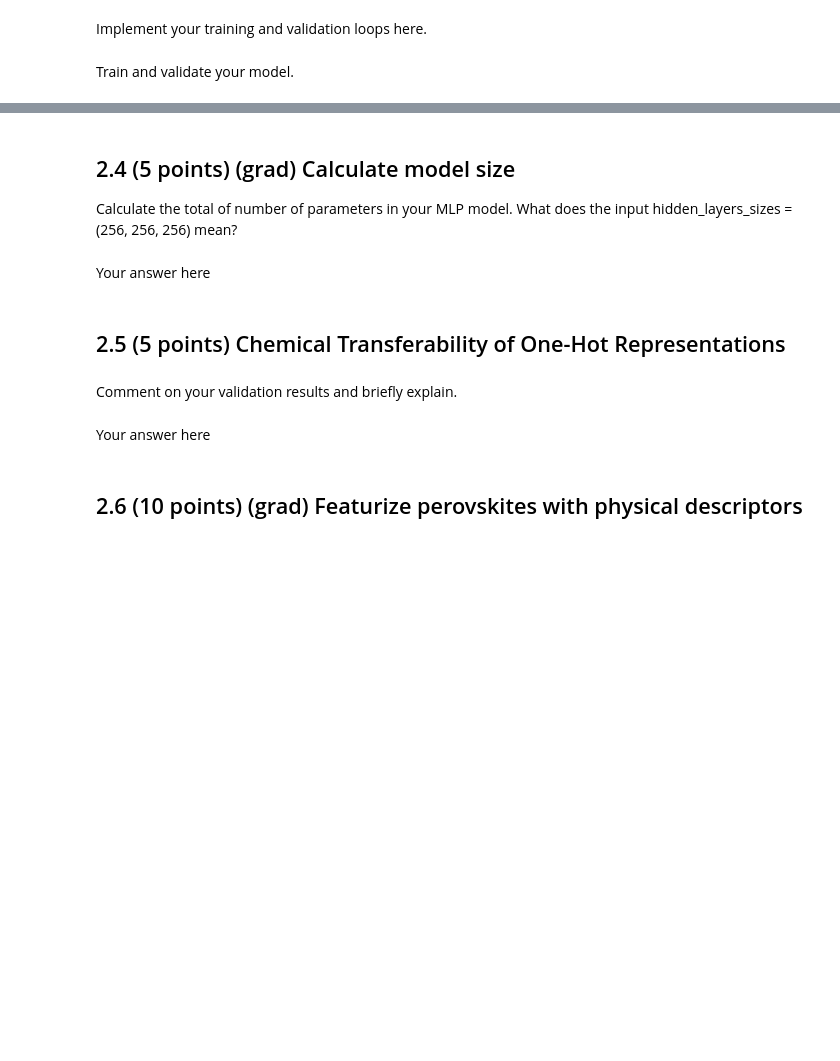
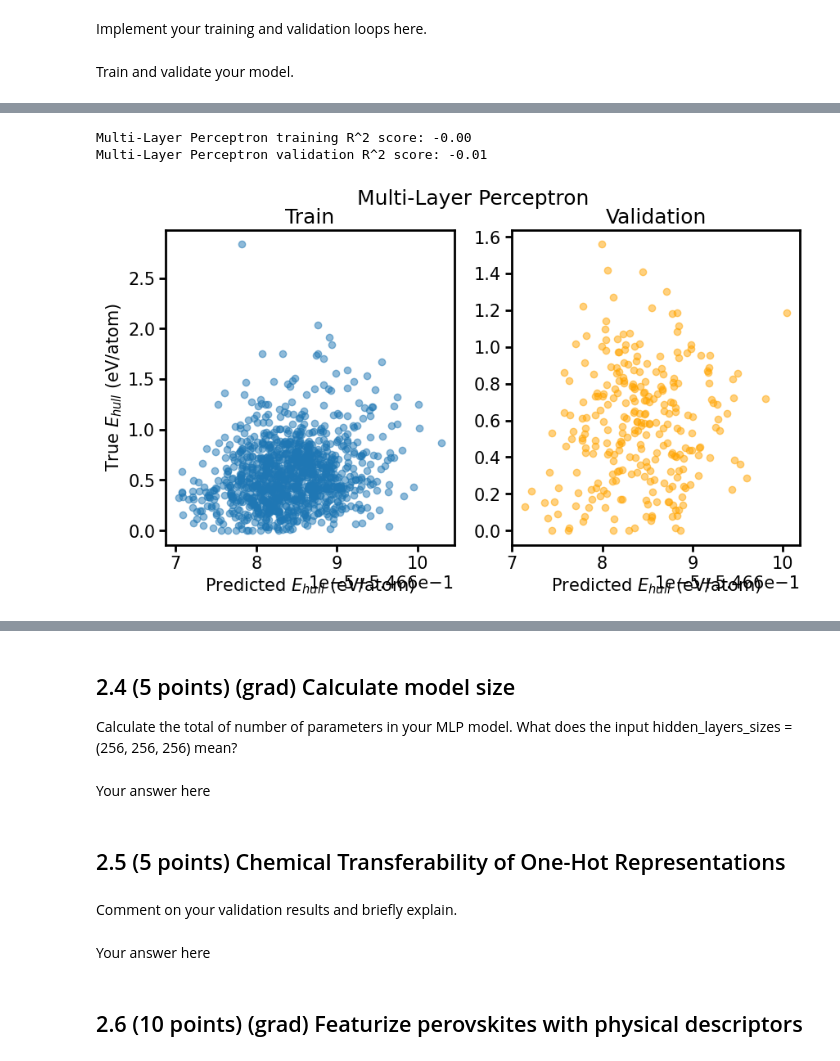
Before and after one commit to quothbonney/APAH-notes, a Jupyter notebook: psets/ps1-nonbio/pset1_template.ipynb, the cells around one changed output, grey strips where cells are left out. Drawn from its saved outputs; the diff is of its cells as text; code cells hidden in the pictures; blank space fills up the shorter version.

```diff
--- a/psets/ps1-nonbio/pset1_template.ipynb
+++ b/psets/ps1-nonbio/pset1_template.ipynb
@@ -476,6 +476,9 @@ For this second task, we will utilize perovskite data to predict their $E_{hull}
 
 Generate the X matrix and y vector from processing `perov_train` and `perov_test` appropriately (do not run any inference on `perov_test` until Part 2.5, but it's helpful to process it the same way here for consistency). Hint: Note that the one-hot encoding we perform should still give us a 2D matrix of `n_samples` x `n_features`, but now `n_features` will be different from the number of features originally.
 # %%
+
+from sklearn.preprocessing import LabelBinarizer
+
 perov_train = pd.read_csv("perov_train.csv") # read train
 perov_test = pd.read_csv("perov_val.csv") # read test
 all_elements = np.load('./elements.npy', allow_pickle=True) # Read all elements
@@ -484,7 +487,17 @@ all_elements = np.load('./elements.npy', allow_pickle=True) # Read all elements
 # Your code to featurize elements
 ########### Code #############
 
+lb = LabelBinarizer()
+lb.fit(all_elements)
 
+X_train_full = np.concatenate([lb.transform(perov_train["A"]), lb.transform(perov_train["B"])], axis=1)
+y_train_full = perov_train["e_above_hull"].values
+
+X_test_full = np.concatenate([lb.transform(perov_test["A"]), lb.transform(perov_test["B"])], axis=1)
+y_test_full = perov_test["e_above_hull"].values
+
+X, y = X_train_full, y_train_full
+X_train, X_val, y_train, y_val = train_test_split(X, y, test_size=0.2)
 ########### Code #############
 # %% [markdown]
 Report the number of samples, number of features, and the number of possible values for one (not yet one-hot-encoded) feature you might have.
@@ -653,7 +672,7 @@ Build your MLP within the following torch.nn.Module object.
 # %%
 ########### Code #############
 class PerovMLP(torch.nn.Module):
-    def __init__(self, in_features=136, hidden_dim=256, layers=3, activation=nn.ReLU()):
+    def __init__(self, in_features=136, hidden_dim=256, num_layers=3, activation=nn.ReLU()):
         # You may either modify the above __init__ call to either take in hyperparameters as keyword arguments,
         # or hard-code them below. If you want to do hyperparameter search, then modifying to take in
         # keyword arguments is recommended.
@@ -661,18 +680,17 @@ class PerovMLP(torch.nn.Module):
         ########### Code #############
 
         # Implement your code here
-        self.layers = []
-        self.layers.append(nn.Linear(in_features, hidden_dim))
-        self.layers.append(activation)
+        layers_list = [] # changed name to layers_list for clarity, and to prevent collision with num_layers argument
+        layers_list.append(nn.Linear(in_features, hidden_dim))
+        layers_list.append(activation)
 
-        for _ in range(layers - 1):
-            self.layers.append(nn.Linear(hidden_dim, hidden_dim))
-            self.layers.append(activation)
+        for _ in range(num_layers - 1): # using num_layers arg here
+            layers_list.append(nn.Linear(hidden_dim, hidden_dim))
+            layers_list.append(activation)
 
-        self.layers.append(nn.Linear(hidden_dim, 1)) # output is 1d scalars
+        layers_list.append(nn.Linear(hidden_dim, 1)) # output is 1d scalars
 
-        self.model = nn.Sequential(*layers) # this is so extra i was so confused for a second.
-        # also needlessly memory intensive since we are persisting basically two copies. torch might optimize this idk
+        self.model = nn.Sequential(*layers_list) # passing the list of layers here
         ########### Code #############
 
 
@@ -816,26 +837,30 @@ plt.legend()
 # %%
 ########### Code #############
 from sklearn.metrics import r2_score
 
 fig, ax = plt.subplots(nrows=1, ncols=2, figsize=(10, 5))
 
-yhat_train = # Fill in
-yhat_val = # Fill in
+yhat_train = model(torch.tensor(X_subtrain).float().to(device)) # Changed X_train to X_subtrain to match y_subtrain
+yhat_val = model(torch.tensor(X_val).float().to(device))
 
 yhat_train = yhat_train.cpu().detach().numpy()
-yhat_val = yhat_train.cpu().detach().numpy()
+yhat_val = yhat_val.cpu().detach().numpy()
 
 ax[0].scatter(yhat_train, y_subtrain, label='Train', alpha=0.5)
 ax[1].scatter(yhat_val, y_val, label='Test', alpha=0.5, c='orange')
 
 ax[0].set_ylabel("True $E_{hull}$ (eV/atom)")
 ax[0].set_xlabel("Predicted $E_{hull}$ (eV/atom)")
 ax[1].set_xlabel("Predicted $E_{hull}$ (eV/atom)")
 ax[0].set_title('Train')
 ax[1].set_title('Validation')
 fig.suptitle('Multi-Layer Perceptron')
 
 print("Multi-Layer Perceptron training R^2 score: {:.2f}".format(r2_score(y_subtrain, yhat_train)))
 print("Multi-Layer Perceptron validation R^2 score: {:.2f}".format((r2_score(y_val, yhat_val))))
 
 ########### Code #############
+# %% [output]
+Multi-Layer Perceptron training R^2 score: -0.00
+Multi-Layer Perceptron validation R^2 score: -0.01
+[figure, added]
```
Also changed, not shown: parts of 10 cells of this notebook.
